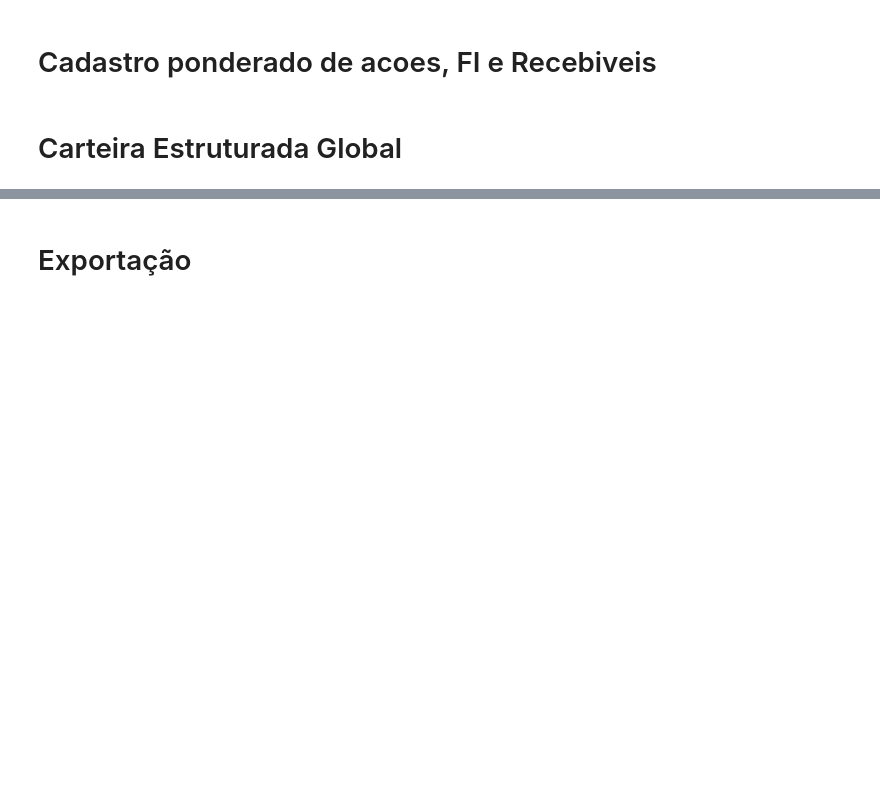
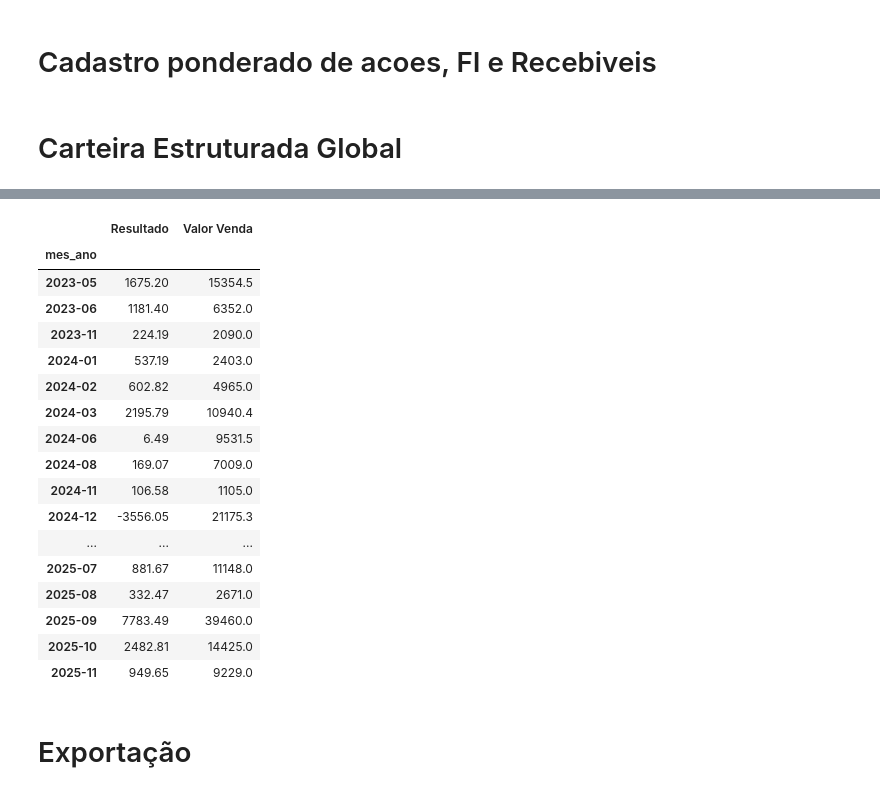
Before and after one commit to Roterdamjr/ControleFinanceiro, a Jupyter notebook: Controle_Financeiro_Python_v3.ipynb, the cells around one changed output, grey strips where cells are left out. Drawn from its saved outputs; the diff is of its cells as text; code cells hidden in the pictures; blank space fills up the shorter version.

```diff
--- a/Controle_Financeiro_Python_v3.ipynb
+++ b/Controle_Financeiro_Python_v3.ipynb
@@ -397,3 +448,28 @@ df_carteira_acoes
+# %%
+df_irrf = df_vendas[['Data','Resultado','Valor Venda']].copy()
+df_irrf['mes_ano'] = df_vendas['Data'].dt.to_period('M')
+df_irrf.drop(['Data'], axis=1, inplace=True)
+df_irrf = df_irrf.groupby('mes_ano').sum()
+df_irrf
+# %% [output]
+|  | Resultado | Valor Venda |
+| mes_ano |  |  |
+| 2023-05 | 1675.20 | 15354.5 |
+| 2023-06 | 1181.40 | 6352.0 |
+| 2023-11 | 224.19 | 2090.0 |
+| 2024-01 | 537.19 | 2403.0 |
+| 2024-02 | 602.82 | 4965.0 |
+| 2024-03 | 2195.79 | 10940.4 |
+| 2024-06 | 6.49 | 9531.5 |
+| 2024-08 | 169.07 | 7009.0 |
+| 2024-11 | 106.58 | 1105.0 |
+| 2024-12 | -3556.05 | 21175.3 |
+| ... | ... | ... |
+| 2025-07 | 881.67 | 11148.0 |
+| 2025-08 | 332.47 | 2671.0 |
+| 2025-09 | 7783.49 | 39460.0 |
+| 2025-10 | 2482.81 | 14425.0 |
+| 2025-11 | 949.65 | 9229.0 |
 # %% [markdown]
 # Exportação
 # %%
```
Also changed, not shown: parts of 10 cells of this notebook.
